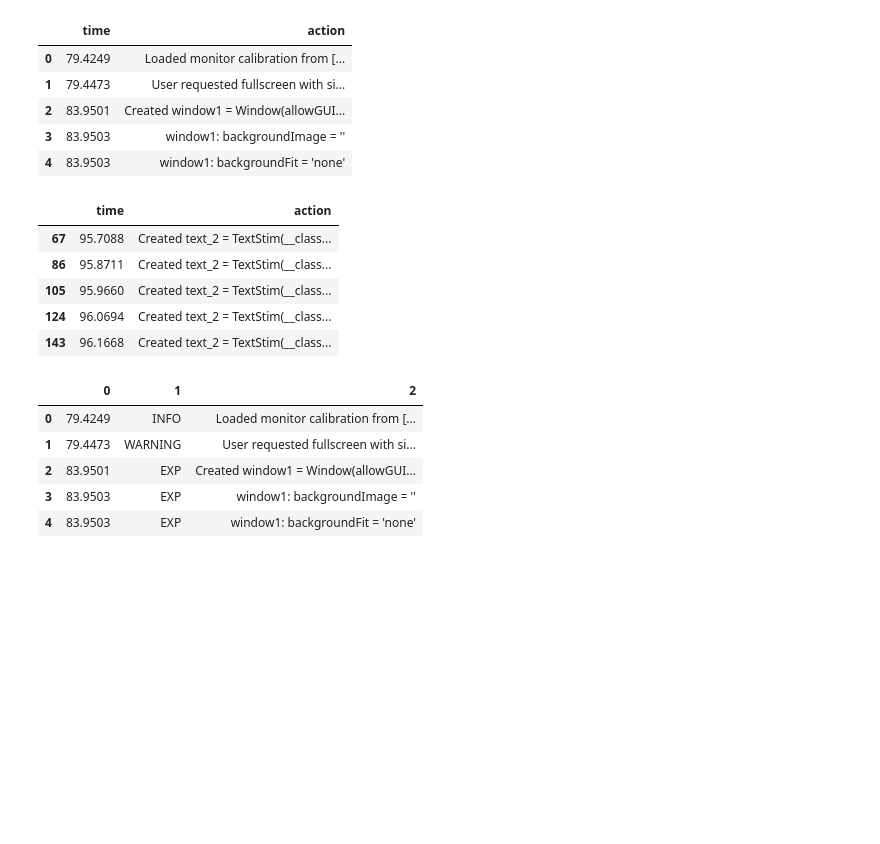
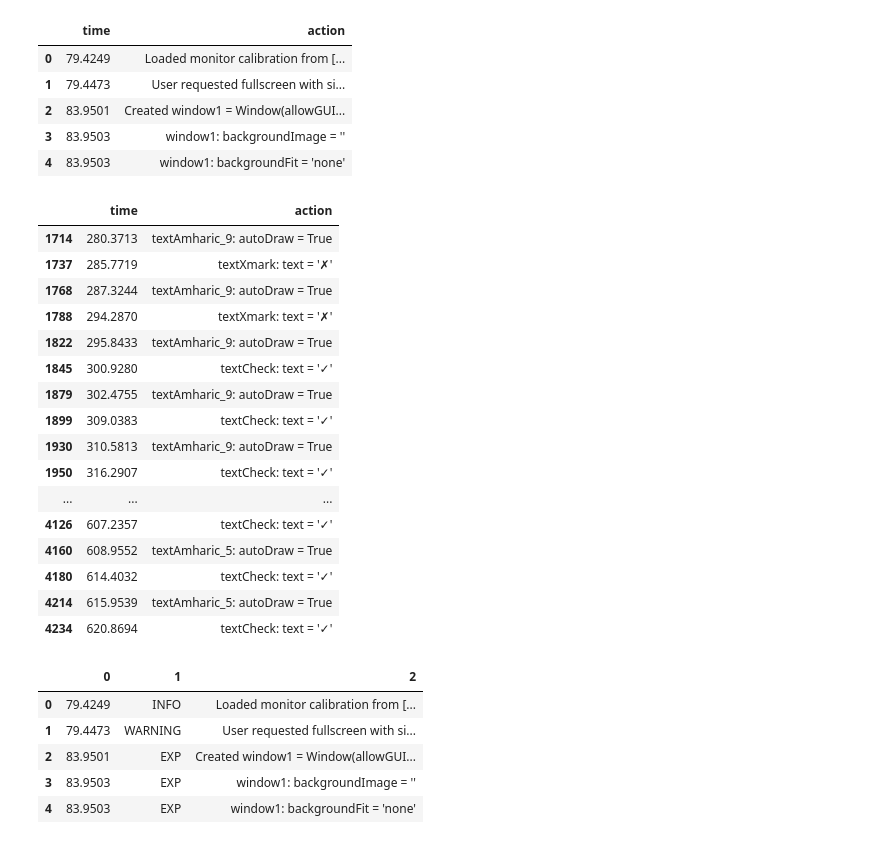
Before and after one commit to Neurotech-Davis/NeuroLingo, a Jupyter notebook: pre_processing/Aaron's_EEG_preprocess.ipynb, the cells around one changed output. Drawn from its saved outputs; the diff is of its cells as text; code cells hidden in the pictures; blank space fills up the shorter version.

```diff
--- a/pre_processing/Aaron's_EEG_preprocess.ipynb
+++ b/pre_processing/Aaron's_EEG_preprocess.ipynb
@@ -153,25 +164,40 @@ log_df.head()
 # %%
 # filter out log_df to get symbol_real_answer
 
-# list of substrings to look for
 ## might be easiest to just list the relevant things in the log file we are looking for
 ## and join them into one df, then remove the action so that we isolate it for just the
 ## time, which is what is needed for annotations
-substrings = ["Keypress", "textcheck", "text_2"]
+## should look into other approaches
+
+# list of substrings to look for
+substrings = ["textAmharic_5: autoDraw = True", "textAmharic_9: autoDraw = True", "textCheck: text = '✓'", "textXmark: text = '✗"]
 
 #regex pattern
-pattern = "|".join(substrings) #this just says the patter we're looking for is "a or b or c or etc..."
+pattern = "|".join(substrings)   #this just says the patter we're looking for is "a or b or c or etc..."
 
-key_log_df = log_df[log_df["action"].str.contains(pattern, na=False, regex=True)]
+key_log_df = log_df[log_df["action"].str.contains(pattern, na=False, regex=True)] #creating a sub dataframe based on filters
 
-key_log_df.head()
+# autoDraw = True means something was drawn on screen, this has a corresponding time. textXmark or textCheck indicates that their response was either right or wrong
+# I think this can be used to denote understood vs not understood symbols
+key_log_df.head(30)
 # %% [output]
 |  | time | action |
-| 67 | 95.7088 | Created text_2 = TextStim(__class... |
-| 86 | 95.8711 | Created text_2 = TextStim(__class... |
-| 105 | 95.9660 | Created text_2 = TextStim(__class... |
-| 124 | 96.0694 | Created text_2 = TextStim(__class... |
-| 143 | 96.1668 | Created text_2 = TextStim(__class... |
+| 1714 | 280.3713 | textAmharic_9: autoDraw = True |
+| 1737 | 285.7719 | textXmark: text = '✗' |
+| 1768 | 287.3244 | textAmharic_9: autoDraw = True |
+| 1788 | 294.2870 | textXmark: text = '✗' |
+| 1822 | 295.8433 | textAmharic_9: autoDraw = True |
+| 1845 | 300.9280 | textCheck: text = '✓' |
+| 1879 | 302.4755 | textAmharic_9: autoDraw = True |
+| 1899 | 309.0383 | textCheck: text = '✓' |
+| 1930 | 310.5813 | textAmharic_9: autoDraw = True |
+| 1950 | 316.2907 | textCheck: text = '✓' |
+| ... | ... | ... |
+| 4126 | 607.2357 | textCheck: text = '✓' |
+| 4160 | 608.9552 | textAmharic_5: autoDraw = True |
+| 4180 | 614.4032 | textCheck: text = '✓' |
+| 4214 | 615.9539 | textAmharic_5: autoDraw = True |
+| 4234 | 620.8694 | textCheck: text = '✓' |
 # %%
 #TO DO
 # make a list of onsets
```
Also changed, not shown: parts of 6 cells of this notebook.
